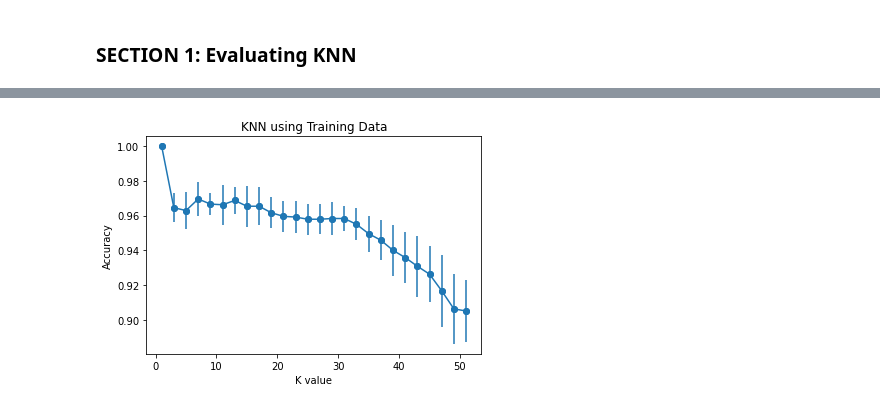
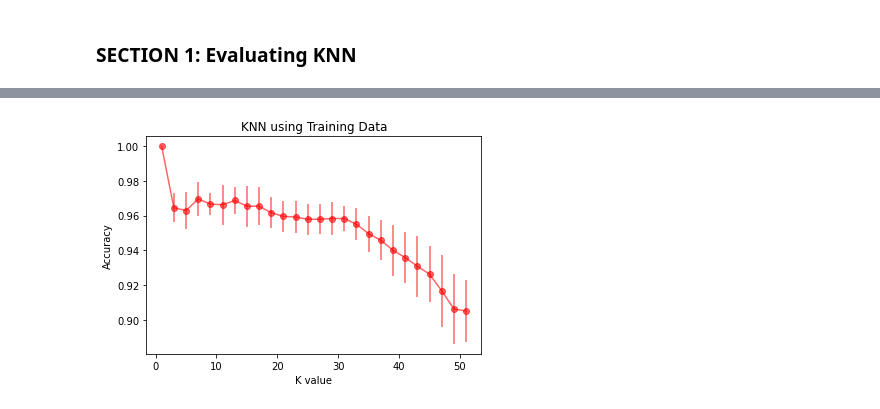
Before and after one commit to HarryWang0619/COMP589-HW1, a Jupyter notebook: KNN.ipynb, the cells around one changed output, grey strips where cells are left out. Cells and saved outputs as stored; diff of their text form; code cells hidden in the pictures.

```diff
--- a/KNN.ipynb
+++ b/KNN.ipynb
@@ -275,11 +267,10 @@ stdtest = narraytest.std(axis=1)
 # %%
 # Q1.1
-plt.scatter(k, acctrain)
-
-plt.errorbar(k, acctrain, yerr=stdtrain, fmt="-o")
+# plt.scatter(k, acctrain)
+plt.errorbar(k, acctrain, yerr=stdtrain, fmt="-o", color = 'r', alpha = 0.6)
 plt.title("KNN using Training Data")
 plt.xlabel("K value")
 plt.ylabel("Accuracy")
 plt.show()
 # %% [output]
-[figure, old version]
+[figure, new version]
```
Also changed, not shown: parts of 13 cells of this notebook, 1 other file.
